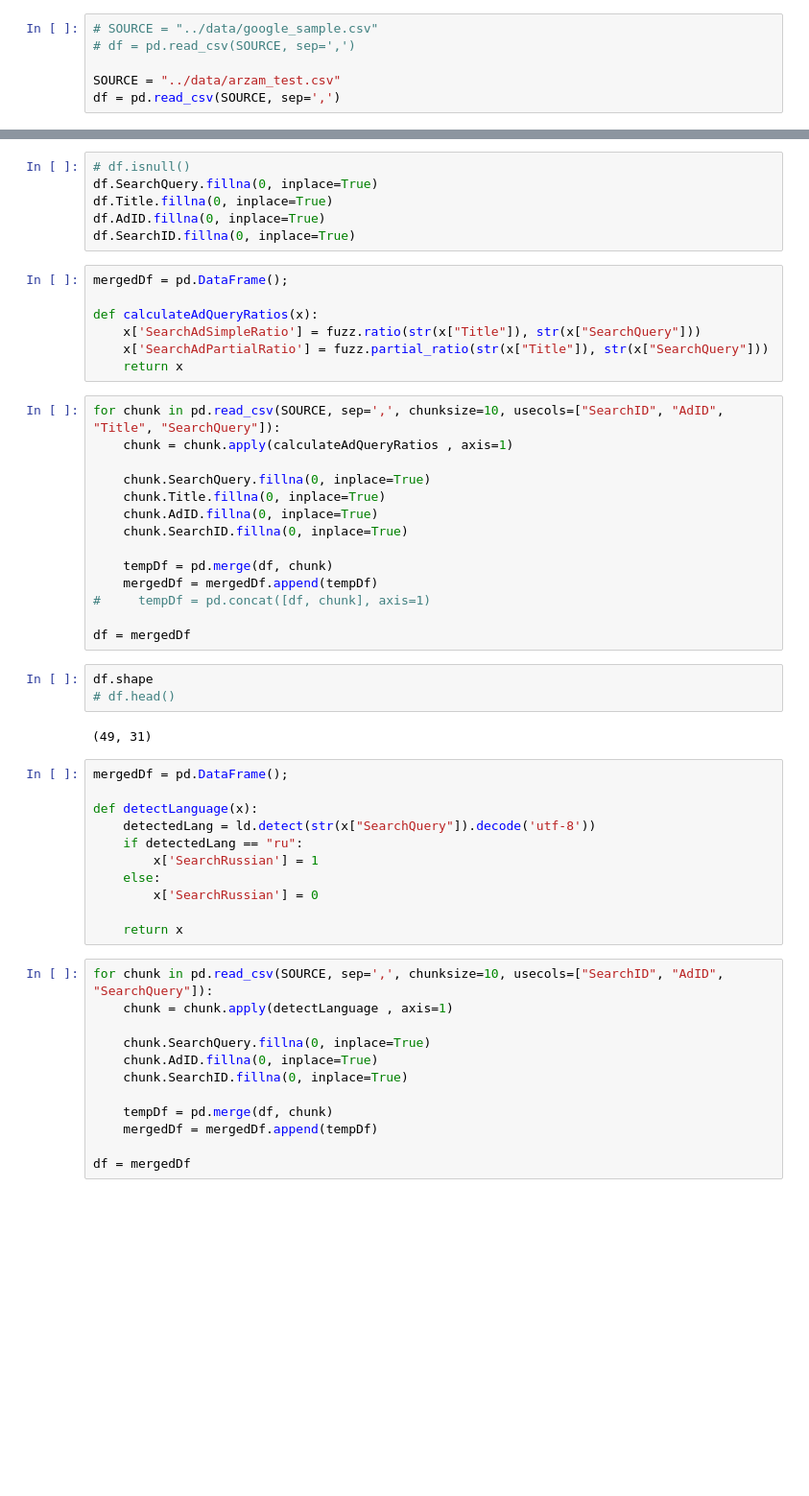
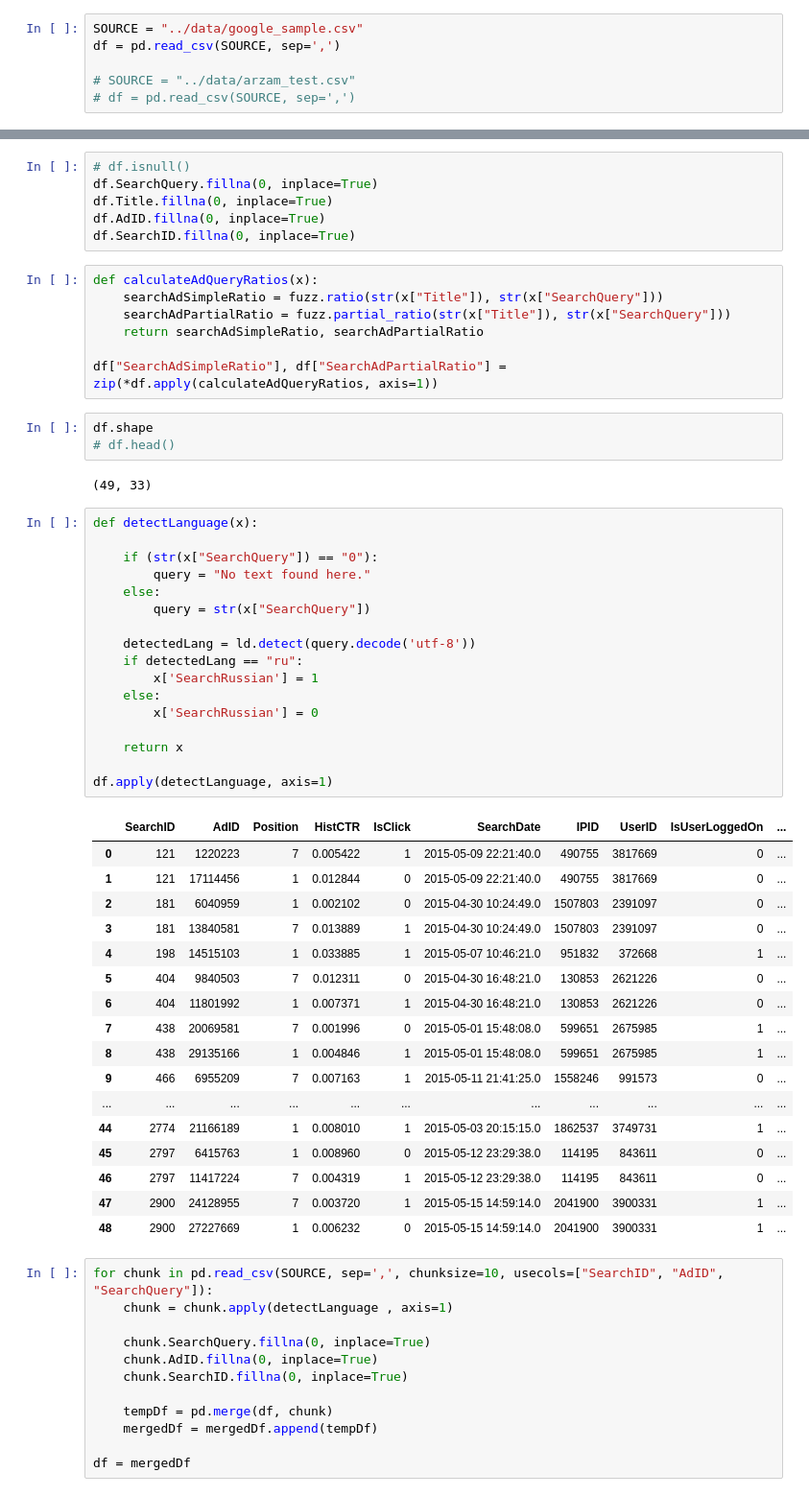
Before and after one commit to MazenAly/AdClickPrediction, a Jupyter notebook: notebooks/Arzam.ipynb, the cells around one changed output, grey strips where cells are left out. Shown: that part at 96% size. Cells and saved outputs as stored; diff of their text form; blank space fills up the shorter version.

Commit message:
Fixed method to calculate new features

```diff
--- a/notebooks/Arzam.ipynb
+++ b/notebooks/Arzam.ipynb
@@ -14,11 +14,11 @@ import langdetect as ld
 #from difflib import SequenceMatcher
 from fuzzywuzzy import fuzz
 # %%
-# SOURCE = "../data/google_sample.csv"
+SOURCE = "../data/google_sample.csv"
+df = pd.read_csv(SOURCE, sep=',')
+
+# SOURCE = "../data/arzam_test.csv"
 # df = pd.read_csv(SOURCE, sep=',')
-
-SOURCE = "../data/arzam_test.csv"
-df = pd.read_csv(SOURCE, sep=',')
 # %%
 df.head()
 # %% [output]
@@ -50,42 +54,52 @@ df.Title.fillna(0, inplace=True)
 df.AdID.fillna(0, inplace=True)
 df.SearchID.fillna(0, inplace=True)
 # %%
-mergedDf = pd.DataFrame();
+def calculateAdQueryRatios(x):
+    searchAdSimpleRatio = fuzz.ratio(str(x["Title"]), str(x["SearchQuery"]))
+    searchAdPartialRatio = fuzz.partial_ratio(str(x["Title"]), str(x["SearchQuery"]))
+    return searchAdSimpleRatio, searchAdPartialRatio
 
-def calculateAdQueryRatios(x):
-    x['SearchAdSimpleRatio'] = fuzz.ratio(str(x["Title"]), str(x["SearchQuery"]))
-    x['SearchAdPartialRatio'] = fuzz.partial_ratio(str(x["Title"]), str(x["SearchQuery"]))
-    return x
+df["SearchAdSimpleRatio"], df["SearchAdPartialRatio"] = zip(*df.apply(calculateAdQueryRatios, axis=1))
-# %%
-for chunk in pd.read_csv(SOURCE, sep=',', chunksize=10, usecols=["SearchID", "AdID", "Title", "SearchQuery"]):
-    chunk = chunk.apply(calculateAdQueryRatios , axis=1)
-
-    chunk.SearchQuery.fillna(0, inplace=True)
-    chunk.Title.fillna(0, inplace=True)
-    chunk.AdID.fillna(0, inplace=True)
-    chunk.SearchID.fillna(0, inplace=True)
-
-    tempDf = pd.merge(df, chunk)
-    mergedDf = mergedDf.append(tempDf)
-#     tempDf = pd.concat([df, chunk], axis=1)
-
-df = mergedDf
 # %%
 df.shape
 # df.head()
 # %% [output]
-(49, 31)
+(49, 33)
 # %%
-mergedDf = pd.DataFrame();
+def detectLanguage(x):
 
-def detectLanguage(x):
-    detectedLang = ld.detect(str(x["SearchQuery"]).decode('utf-8'))
+    if (str(x["SearchQuery"]) == "0"):
+        query = "No text found here."
+    else:
+        query = str(x["SearchQuery"])
+
+    detectedLang = ld.detect(query.decode('utf-8'))
     if detectedLang == "ru":
         x['SearchRussian'] = 1
     else:
         x['SearchRussian'] = 0
 
     return x
+
+df.apply(detectLanguage, axis=1)
+# %% [output]
+|  | SearchID | AdID | Position | HistCTR | IsClick | SearchDate | IPID | UserID | IsUserLoggedOn | ... |
+| 0 | 121 | 1220223 | 7 | 0.005422 | 1 | 2015-05-09 22:21:40.0 | 490755 | 3817669 | 0 | ... |
+| 1 | 121 | 17114456 | 1 | 0.012844 | 0 | 2015-05-09 22:21:40.0 | 490755 | 3817669 | 0 | ... |
+| 2 | 181 | 6040959 | 1 | 0.002102 | 0 | 2015-04-30 10:24:49.0 | 1507803 | 2391097 | 0 | ... |
+| 3 | 181 | 13840581 | 7 | 0.013889 | 1 | 2015-04-30 10:24:49.0 | 1507803 | 2391097 | 0 | ... |
+| 4 | 198 | 14515103 | 1 | 0.033885 | 1 | 2015-05-07 10:46:21.0 | 951832 | 372668 | 1 | ... |
+| 5 | 404 | 9840503 | 7 | 0.012311 | 0 | 2015-04-30 16:48:21.0 | 130853 | 2621226 | 0 | ... |
+| 6 | 404 | 11801992 | 1 | 0.007371 | 1 | 2015-04-30 16:48:21.0 | 130853 | 2621226 | 0 | ... |
+| 7 | 438 | 20069581 | 7 | 0.001996 | 0 | 2015-05-01 15:48:08.0 | 599651 | 2675985 | 1 | ... |
+| 8 | 438 | 29135166 | 1 | 0.004846 | 1 | 2015-05-01 15:48:08.0 | 599651 | 2675985 | 1 | ... |
+| 9 | 466 | 6955209 | 7 | 0.007163 | 1 | 2015-05-11 21:41:25.0 | 1558246 | 991573 | 0 | ... |
+| ... | ... | ... | ... | ... | ... | ... | ... | ... | ... | ... |
+| 44 | 2774 | 21166189 | 1 | 0.008010 | 1 | 2015-05-03 20:15:15.0 | 1862537 | 3749731 | 1 | ... |
+| 45 | 2797 | 6415763 | 1 | 0.008960 | 0 | 2015-05-12 23:29:38.0 | 114195 | 843611 | 0 | ... |
+| 46 | 2797 | 11417224 | 7 | 0.004319 | 1 | 2015-05-12 23:29:38.0 | 114195 | 843611 | 0 | ... |
+| 47 | 2900 | 24128955 | 7 | 0.003720 | 1 | 2015-05-15 14:59:14.0 | 2041900 | 3900331 | 1 | ... |
+| 48 | 2900 | 27227669 | 1 | 0.006232 | 0 | 2015-05-15 14:59:14.0 | 2041900 | 3900331 | 1 | ... |
 # %%
 for chunk in pd.read_csv(SOURCE, sep=',', chunksize=10, usecols=["SearchID", "AdID", "SearchQuery"]):
     chunk = chunk.apply(detectLanguage , axis=1)
```
Also changed, not shown: parts of 1 cell of this notebook.
